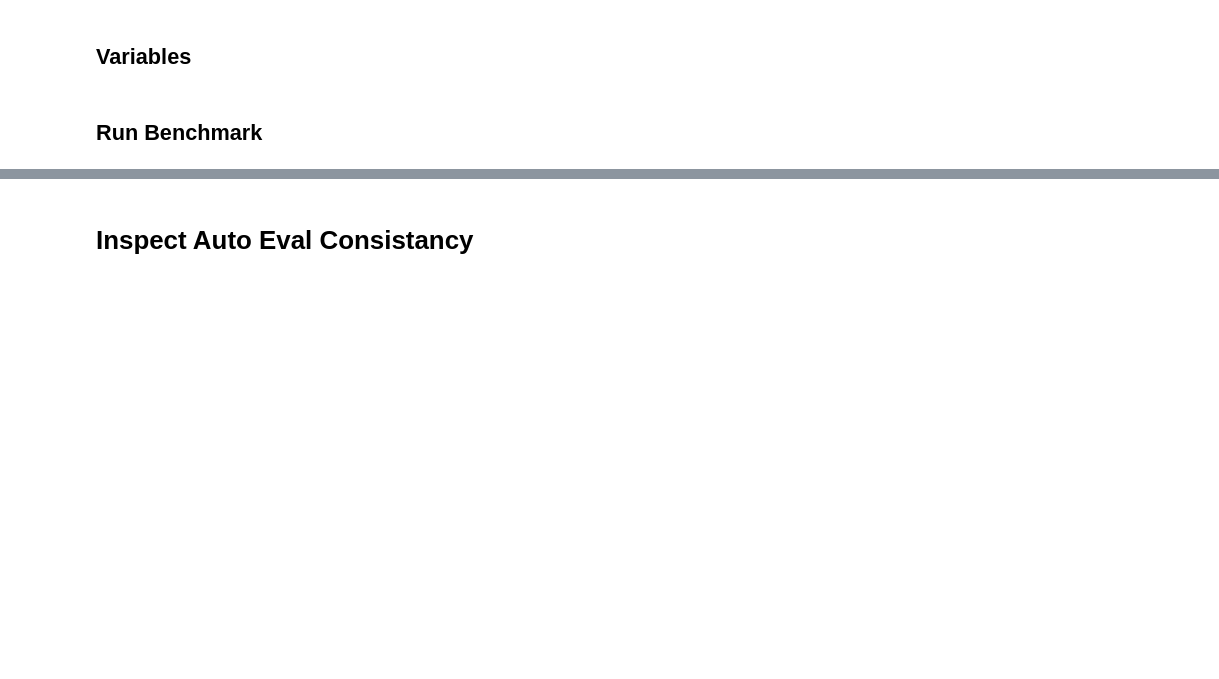
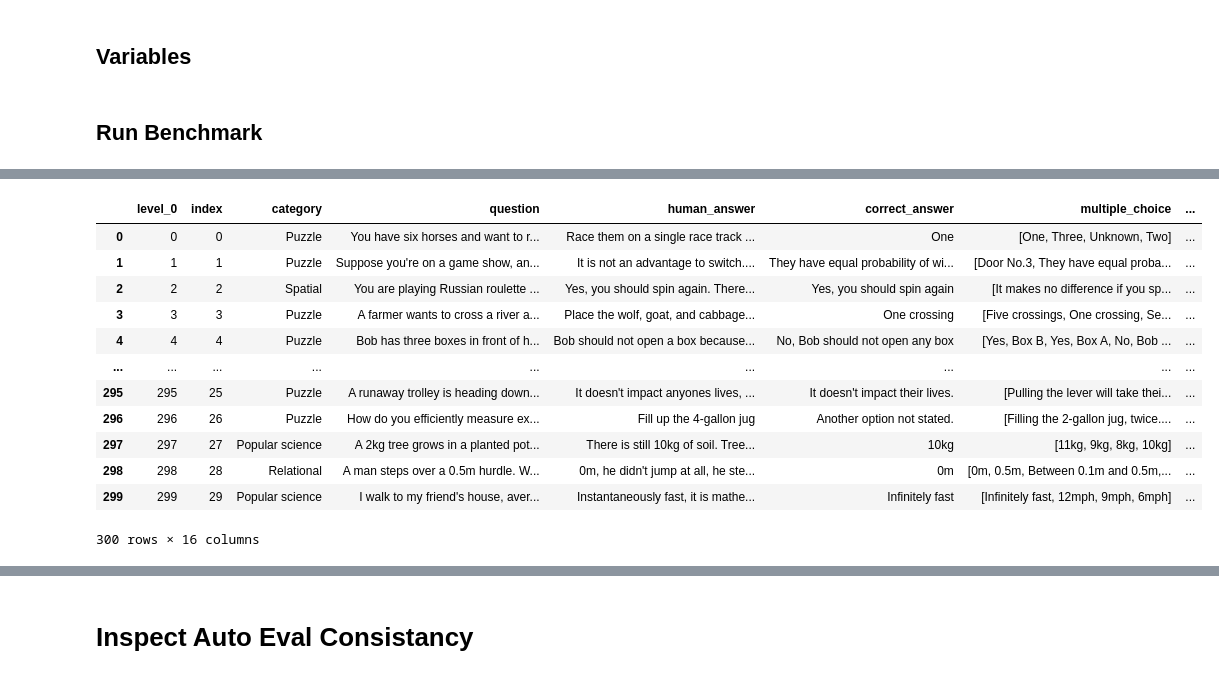
Before and after one commit to autogenai/easy-problems-that-llms-get-wrong, a Jupyter notebook: main.ipynb, the cells around one changed output, grey strips where cells are left out. Saved outputs shown, nothing was run; the diff lists cells and outputs as text; code cells hidden in the pictures; blank space fills up the shorter version.

```diff
--- a/main.ipynb
+++ b/main.ipynb
@@ -34,6 +36,7 @@ answer_models = [
     "vertex_ai/gemini-1.5-pro",
     "vertex_ai/gemini-1.0-pro",
     "command-r",
+    "claude-3-5-sonnet-20240620",
 ]
 
 answer_rounds = 10 # Number of rounds of questions to ask each model
@@ -53,16 +56,21 @@ auto_eval_hyperparams= {
 }
 
 multiple_choice_questions = True
+hotz_reflection = True
 benchmark_name = 'Benchmark' if not multiple_choice_questions else 'Multi-Benchmark'
 date_now = datetime.now().strftime('%Y-%m-%d') #'2024-06-10'
-answers_save_path = f"./{date_now}-{benchmark_name}/llm_outputs"
-auto_eval_save_path = f"./{date_now}-{benchmark_name}/auto_eval_outputs"
-stats_save_path = f"./{date_now}-{benchmark_name}/tables_and_charts"
+folder_name = "2024-06-21-Multi-Benchmark (temp=0)" #f"{date_now}-{benchmark_name}"
+answers_save_path = f"./{folder_name}/llm_outputs"
+answers_hotz_save_path = f"./{folder_name}/hotz_reflection"
+auto_eval_save_path = f"./{folder_name}/auto_eval_outputs"
+auto_eval_hotz_save_path = f"./{folder_name}/auto_eval_hotz_outputs"
+stats_save_path = f"./{folder_name}/tables_and_charts"
 
 
 execution_steps = [
-    "get_llm_answers",
-    "auto_evaluate_answers",
+    # "get_llm_answers",
+    # "hotz_reflection",
+    # "auto_evaluate_answers",
     "generate_statistics",
 ]
 # %% [markdown]
@@ -172,0 +304,22 @@ if "generate_statistics" in execution_steps:
+# %%
+all_llm_evals = load_all_llm_answers_from_json(
+    auto_eval_hotz_save_path,
+    prefix_replace='auto_eval-',
+    sub_folders=sub_eval_folders,
+)
+all_llm_evals['claude-3-5-sonnet-20240620']
+all_llm_evals['json_answer_pre'] = extract_valid_json(str(answer_row['model_answer']))
+# %% [output]
+|  | level_0 | index | category | question | human_answer | correct_answer | multiple_choice | ... |
+| 0 | 0 | 0 | Puzzle | You have six horses and want to r... | Race them on a single race track ... | One | [One, Three, Unknown, Two] | ... |
+| 1 | 1 | 1 | Puzzle | Suppose you're on a game show, an... | It is not an advantage to switch.... | They have equal probability of wi... | [Door No.3, They have equal proba... | ... |
+| 2 | 2 | 2 | Spatial | You are playing Russian roulette ... | Yes, you should spin again. There... | Yes, you should spin again | [It makes no difference if you sp... | ... |
+| 3 | 3 | 3 | Puzzle | A farmer wants to cross a river a... | Place the wolf, goat, and cabbage... | One crossing | [Five crossings, One crossing, Se... | ... |
+| 4 | 4 | 4 | Puzzle | Bob has three boxes in front of h... | Bob should not open a box because... | No, Bob should not open any box | [Yes, Box B, Yes, Box A, No, Bob ... | ... |
+| ... | ... | ... | ... | ... | ... | ... | ... | ... |
+| 295 | 295 | 25 | Puzzle | A runaway trolley is heading down... | It doesn't impact anyones lives, ... | It doesn't impact their lives. | [Pulling the lever will take thei... | ... |
+| 296 | 296 | 26 | Puzzle | How do you efficiently measure ex... | Fill up the 4-gallon jug | Another option not stated. | [Filling the 2-gallon jug, twice.... | ... |
+| 297 | 297 | 27 | Popular science | A 2kg tree grows in a planted pot... | There is still 10kg of soil. Tree... | 10kg | [11kg, 9kg, 8kg, 10kg] | ... |
+| 298 | 298 | 28 | Relational | A man steps over a 0.5m hurdle. W... | 0m, he didn't jump at all, he ste... | 0m | [0m, 0.5m, Between 0.1m and 0.5m,... | ... |
+| 299 | 299 | 29 | Popular science | I walk to my friend's house, aver... | Instantaneously fast, it is mathe... | Infinitely fast | [Infinitely fast, 12mph, 9mph, 6mph] | ... |
+300 rows × 16 columns
```
Also changed, not shown: parts of 7 cells of this notebook, 5 other files.
